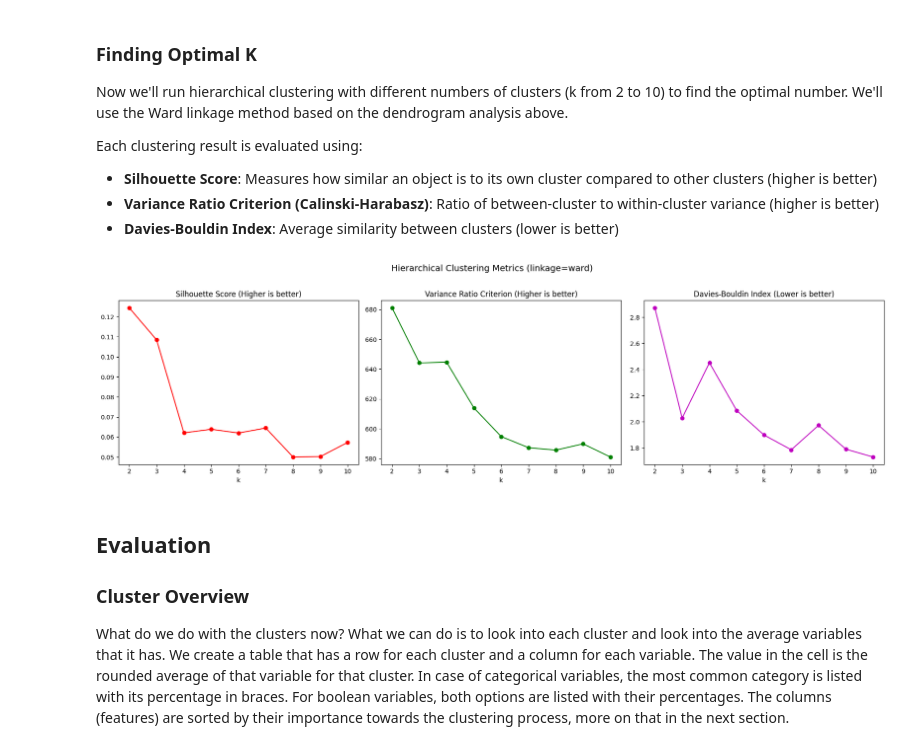
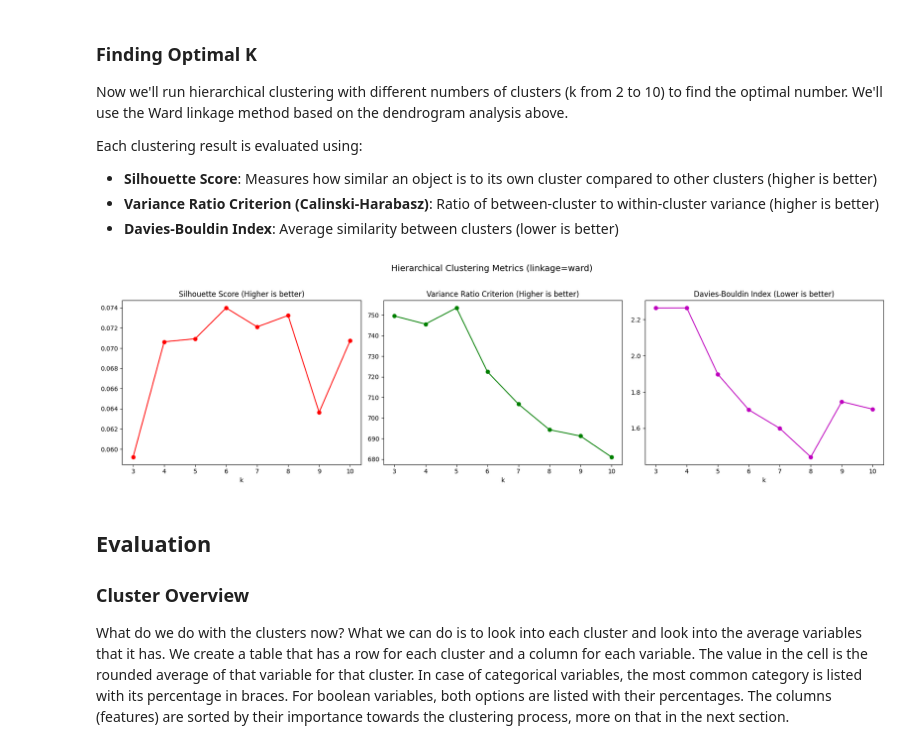
Before and after one commit to jaanisfehling/italian-rap-songs, a Jupyter notebook: clustering/hierarchical.ipynb, the cells around one changed output. Drawn from its saved outputs; the diff is of its cells as text; code cells hidden in the pictures.

```diff
--- a/clustering/hierarchical.ipynb
+++ b/clustering/hierarchical.ipynb
@@ -30,7 +30,7 @@ from scipy.cluster.hierarchy import dendrogram, linkage
 ## Preprocessing
 Load the data and preprocess it. Drop features we dont need. Since we are working with mixed-type data, we need to encode features that are not continuous numeric. Also, missing values need to be imputated.
 # %%
-df = pd.read_csv("../dataset/tracks.csv")
+df = pd.read_csv("../dataset/cleaned_tracks.csv")
 df.head()
 # %% [output]
 |  | id | id_artist | name_artist | full_title | title | featured_artists | primary_artist | language | ... |
@@ -185,7 +157,6 @@ num_cols = [
 # Check we registered all columns
 assert set(cat_cols + bool_cols + num_cols) == set(df.columns)
 
-df = clean(df)
 df = imputate_na(df, num_cols, cat_cols, bool_cols)
 df = scale_cols(df, num_cols, cat_cols, bool_cols)
 
@@ -358,42 +329,42 @@ metrics = {
 }
 results = {}
 
-# Use 'ward' linkage with Euclidean distance (default)
+# Use 'ward' linkage with Euclidean distance
 linkage_method = 'ward'
 
-for k in range(2, 11):
+for k in range(3, 11):
     hierarchical = AgglomerativeClustering(
         n_clusters=k,
         linkage=linkage_method
     )
     labels = hierarchical.fit_predict(encoded_df)
     results[k] = labels
 
     metrics['silhouette'].append(silhouette_score(encoded_df.values, labels))
     metrics['vrc'].append(calinski_harabasz_score(encoded_df.values, labels))
     metrics['davies_bouldin'].append(davies_bouldin_score(encoded_df.values, labels))
 
 # Plot all metrics
 fig, axes = plt.subplots(1, 3, figsize=(18, 5))
-k_range = range(2, 11)
+k_range = range(3, 11)
 
 axes[0].plot(k_range, metrics['silhouette'], 'ro-')
 axes[0].set_title('Silhouette Score (Higher is better)')
 axes[0].set_xlabel('k')
 
 axes[1].plot(k_range, metrics['vrc'], 'go-')
 axes[1].set_title('Variance Ratio Criterion (Higher is better)')
 axes[1].set_xlabel('k')
 
 axes[2].plot(k_range, metrics['davies_bouldin'], 'mo-')
 axes[2].set_title('Davies-Bouldin Index (Lower is better)')
 axes[2].set_xlabel('k')
 
 plt.suptitle(f'Hierarchical Clustering Metrics (linkage={linkage_method})', fontsize=14, y=1.02)
 plt.tight_layout()
 plt.show()
 # %% [output]
-[figure, old version]
+[figure, new version]
 # %% [markdown]
 ## Evaluation
 ### Cluster Overview
```
Also changed, not shown: parts of 11 cells of this notebook, 1 other file.
